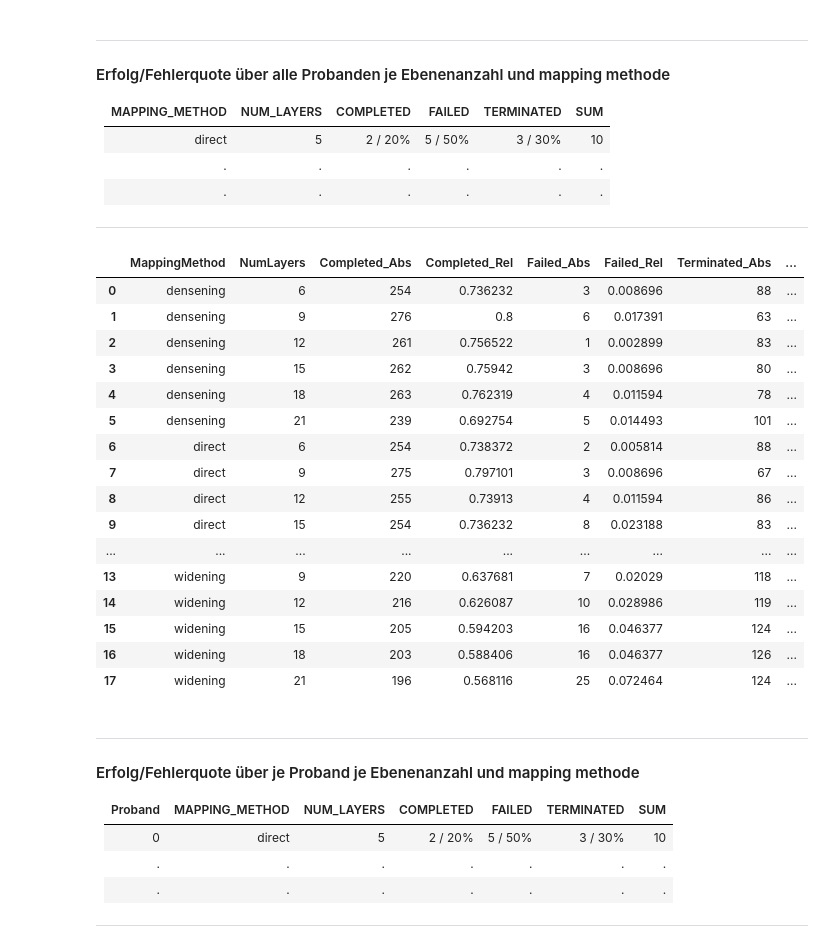
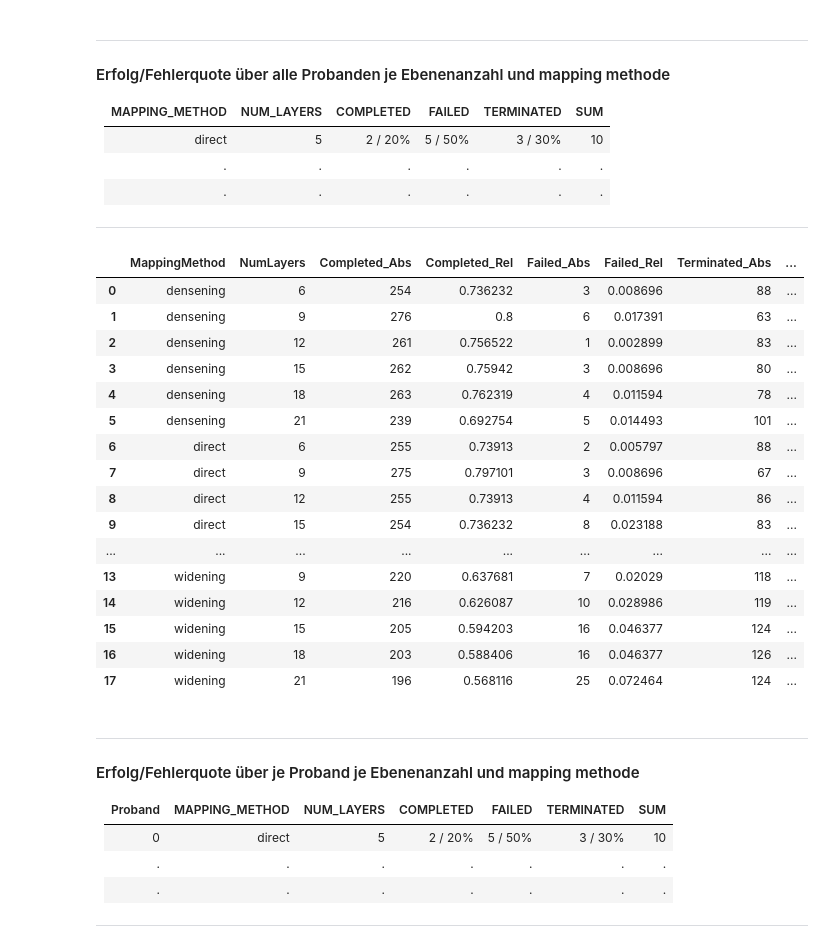
Before and after one commit to visualengineers/reflex-avi2022-results, a Jupyter notebook: code/zelasto study.ipynb, the cells around one changed output. Saved outputs shown, nothing was run; the diff lists cells and outputs as text; code cells hidden in the pictures.

```diff
--- a/code/zelasto study.ipynb
+++ b/code/zelasto study.ipynb
@@ -509,8 +522,8 @@ pivot.to_csv(r'results_repeat.csv',sep= ";")
 | .              | .         | .       | .          | .   |
 ---
 # %%
-df_resultStat = pd.read_csv('results.csv', sep=";")
-df_resultStat = df_resultStat.iloc[1: , :]
+df_resultStat = pd.read_csv(rf'{export}results.csv', sep=";")
+# df_resultStat = df_resultStat.iloc[1: , :]
 
 cn_rates = ["NumLayers", "Completed_Abs", "Completed_Rel", "Failed_Abs", "Failed_Rel", "Terminated_Abs", "Terminated_Rel", "Sum"]
 df_rates = pd.DataFrame(columns = cn_rates)
@@ -552,6 +565,6 @@ df_rates["Sum_Rel"] = df_rates["Completed_Rel"] + df_rates["Failed_Rel"] + df_ra
 
 display(df_rates.sort_values(by="NumLayers", key=lambda col: col.astype(int)))
 
-df_rates.to_csv(r'rates_global_layers.csv', sep= ";")
+df_rates.to_csv(rf'{export}rates_global_layers.csv', sep= ";")
 # %% [output]
 |  | NumLayers | Completed_Abs | Completed_Rel | Failed_Abs | Failed_Rel | Terminated_Abs | Terminated_Rel | ... |
@@ -572,8 +585,8 @@ df_rates.to_csv(r'rates_global_layers.csv', sep= ";")
 | .           | .              | .         | .       | .          | .   |
 ---
 # %%
-df_resultStat = pd.read_csv('results.csv', sep=";")
-df_resultStat = df_resultStat.iloc[1: , :]
+df_resultStat = pd.read_csv(rf'{export}results.csv', sep=";")
+# df_resultStat = df_resultStat.iloc[1: , :]
 
 cn_rates = ["Proband", "NumLayers", "Completed_Abs", "Completed_Rel", "Failed_Abs", "Failed_Rel", "Terminated_Abs", "Terminated_Rel", "Sum"]
 df_rates = pd.DataFrame(columns = cn_rates)
@@ -616,6 +629,6 @@ df_rates["Sum_Rel"] = df_rates["Completed_Rel"] + df_rates["Failed_Rel"] + df_ra
 
 display(df_rates.sort_values(by=["Proband", "NumLayers"], key=lambda col: col.astype(int)))
 
-df_rates.to_csv(r'rates_subject_layers.csv', sep= ";")
+df_rates.to_csv(rf'{export}rates_subject_layers.csv', sep= ";")
 # %% [output]
 |  | Proband | NumLayers | Completed_Abs | Completed_Rel | Failed_Abs | Failed_Rel | Terminated_Abs | ... |
@@ -642,8 +655,8 @@ df_rates.to_csv(r'rates_subject_layers.csv', sep= ";")
 | .              | .          | .         | .       | .          | .   |
 ---
 # %%
-df_resultStat = pd.read_csv('results.csv', sep=";")
-df_resultStat = df_resultStat.iloc[1: , :]
+df_resultStat = pd.read_csv(rf'{export}results.csv', sep=";")
+#df_resultStat = df_resultStat.iloc[0: , :]
 
 cn_rates = ["MappingMethod", "NumLayers", "Completed_Abs", "Completed_Rel", "Failed_Abs", "Failed_Rel", "Terminated_Abs", "Terminated_Rel", "Sum"]
 df_rates = pd.DataFrame(columns = cn_rates)
@@ -658,44 +671,46 @@ groups = df_resultStat.groupby(["MappingMethod", "NumLayers"])
 for elem in groups:
     df_rates.loc[len(df_rates)] = [elem[0][0], elem[0][1], 0, 0, 0, 0, 0, 0, 0]
 
-
 count = grouped["Result"].count()
 
 for index, value in count.items():
     rate = df_rates.loc[(df_rates["MappingMethod"] == index[0]) & (df_rates["NumLayers"] == index[1])]
     r_index = rate.index
 
     if index[2] == " COMPLETED":
         compl_sum = int(rate["Completed_Abs"]) + value;
         df_rates.iat[r_index[0], 2] = compl_sum
 
-    if index[2] == " FAILED":
+    elif index[2] == " FAILED":
         fail_sum = int(rate["Failed_Abs"]) + value;
         df_rates.iat[r_index[0], 4] = fail_sum
 
-    if index[2] == " TERMINATED":
+    elif index[2] == " TERMINATED":
         term_sum = int(rate["Terminated_Abs"]) + value;
         df_rates.iat[r_index[0], 6] = term_sum
+
+    else:
+        print(index[2])
 
 df_rates["Sum"] = df_rates["Completed_Abs"] + df_rates["Failed_Abs"] + df_rates["Terminated_Abs"]
 df_rates["Completed_Rel"] = df_rates["Completed_Abs"] / df_rates["Sum"]
 df_rates["Failed_Rel"] = df_rates["Failed_Abs"] / df_rates["Sum"]
 df_rates["Terminated_Rel"] = df_rates["Terminated_Abs"] / df_rates["Sum"]
 
 df_rates["Sum_Rel"] = df_rates["Completed_Rel"] + df_rates["Failed_Rel"] + df_rates["Terminated_Rel"]
 
 display(df_rates.sort_values(by=["MappingMethod", "NumLayers"]))
 
-df_rates.to_csv(r'rates_global_mapping_layers.csv', sep= ";")
+df_rates.to_csv(rf'{export}rates_global_mapping_layers.csv', sep= ";")
 # %% [output]
 |  | MappingMethod | NumLayers | Completed_Abs | Completed_Rel | Failed_Abs | Failed_Rel | Terminated_Abs | ... |
 | 0 | densening | 6 | 254 | 0.736232 | 3 | 0.008696 | 88 | ... |
 | 1 | densening | 9 | 276 | 0.8 | 6 | 0.017391 | 63 | ... |
 | 2 | densening | 12 | 261 | 0.756522 | 1 | 0.002899 | 83 | ... |
 | 3 | densening | 15 | 262 | 0.75942 | 3 | 0.008696 | 80 | ... |
 | 4 | densening | 18 | 263 | 0.762319 | 4 | 0.011594 | 78 | ... |
 | 5 | densening | 21 | 239 | 0.692754 | 5 | 0.014493 | 101 | ... |
-| 6 | direct | 6 | 254 | 0.738372 | 2 | 0.005814 | 88 | ... |
+| 6 | direct | 6 | 255 | 0.73913 | 2 | 0.005797 | 88 | ... |
 | 7 | direct | 9 | 275 | 0.797101 | 3 | 0.008696 | 67 | ... |
 | 8 | direct | 12 | 255 | 0.73913 | 4 | 0.011594 | 86 | ... |
 | 9 | direct | 15 | 254 | 0.736232 | 8 | 0.023188 | 83 | ... |
```
Also changed, not shown: parts of 10 cells of this notebook, 19 other files.
